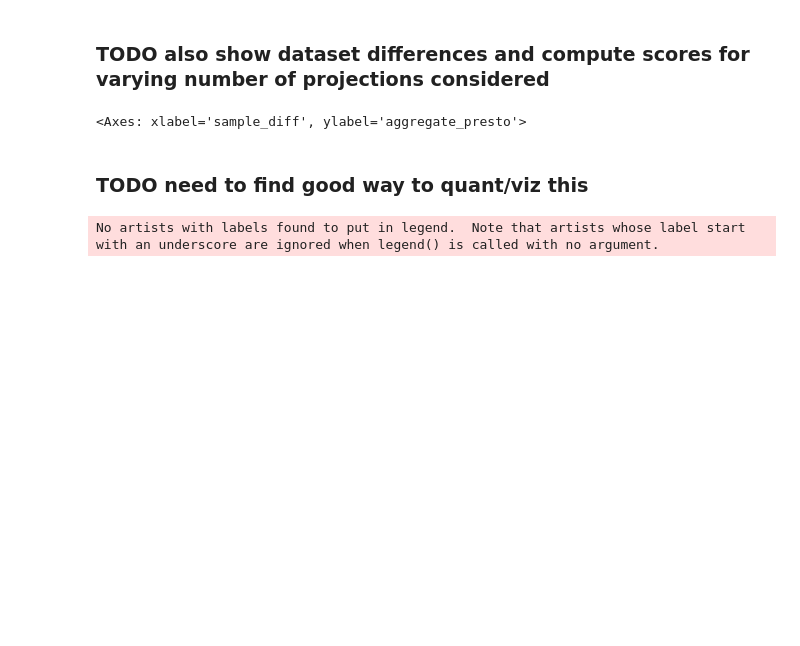
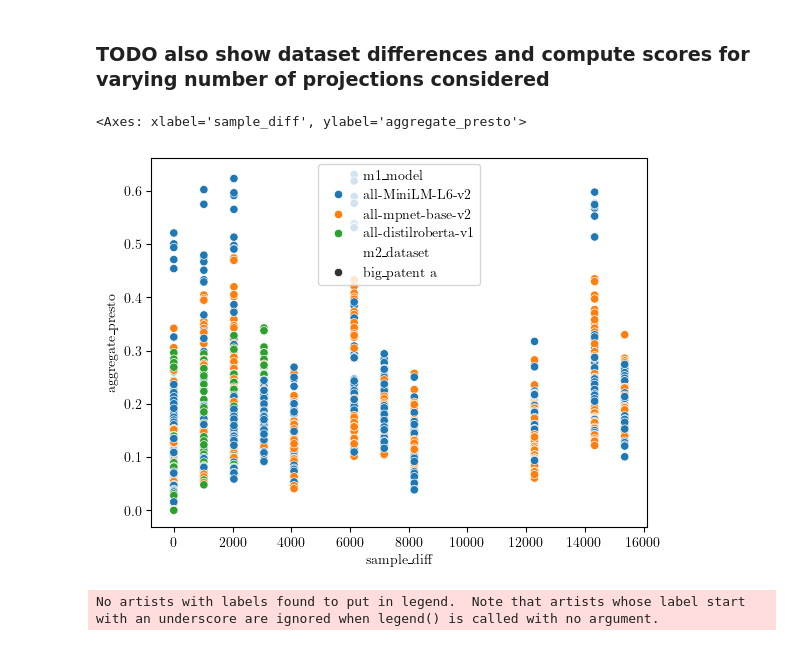
Before and after one commit to aidos-lab/Presto, a Jupyter notebook: notebooks/presto_test.ipynb, the cells around one changed output. Saved outputs shown, nothing was run; the diff lists cells and outputs as text; code cells hidden in the pictures; blank space fills up the shorter version.

```diff
--- a/notebooks/presto_test.ipynb
+++ b/notebooks/presto_test.ipynb
@@ -90,26 +201,11 @@ plt.savefig("temp_results.pdf", transparent=True)
 [figure]
 # %% [markdown]
 ### TODO also show dataset differences and compute scores for varying number of projections considered
-# %%
-df_finegrained = pd.DataFrame(finegrained_scores).T.sort_values(0, ascending=False).reset_index().rename(dict(level_0="m1", level_1="m2"), axis=1)
-df_finegrained["m1_dataset"] = df.m1.map(lambda x:x[0])
-df_finegrained["m1_model"] = df_finegrained.m1.map(lambda x:x[1])
-df_finegrained["m1_samples"] = df_finegrained.m1.map(lambda x:x[2])
-df_finegrained["m1_projections"] = df_finegrained.m1.map(lambda x:x[3])
-df_finegrained["m2_dataset"] = df_finegrained.m2.map(lambda x:x[0])
-df_finegrained["m2_model"] = df_finegrained.m2.map(lambda x:x[1])
-df_finegrained["m2_samples"] = df_finegrained.m2.map(lambda x:x[2])
-df_finegrained["m2_projections"] = df_finegrained.m2.map(lambda x:x[3])
-df_finegrained["sample_diff"] = [abs(x-y) for x,y in zip(df_finegrained.m1_samples, df_finegrained.m2_samples)]
-df_finegrained["projection_diff"] = [abs(x-y) for x,y in zip(df_finegrained.m1_projections, df_finegrained.m2_projections)]
-df_finegrained["aggregate_presto"] = df_finegrained[0] + df_finegrained[1] + df_finegrained[2]
-df_finegrained["average_presto"] = df_finegrained["aggregate_presto"] / 3
 # %%
-sns.scatterplot(data=df_finegrained.query("m1_model == m2_model"), x="sample_diff", y="aggregate_presto", hue="m1_dataset")
+sns.scatterplot(data=df_finegrained.query("m1_model == m2_model"), x="sample_diff", y="aggregate_presto", hue="m1_model", style="m2_dataset")
 # %% [output]
 <Axes: xlabel='sample_diff', ylabel='aggregate_presto'>
+[figure, added]
-# %% [markdown]
-### TODO need to find good way to quant/viz this
 # %%
 fig, ax = plt.subplots(1,1,figsize=(6,6))
 sns.histplot(data=df_finegrained, y="aggregate_presto", x="projection_diff", hue="m2_model", #size="aggregate_presto",
```
Also changed, not shown: parts of 29 cells of this notebook, 4 other files.
